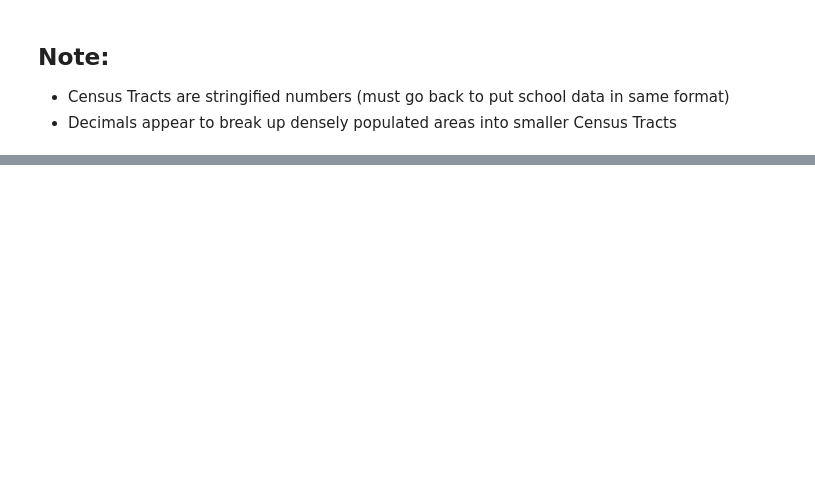
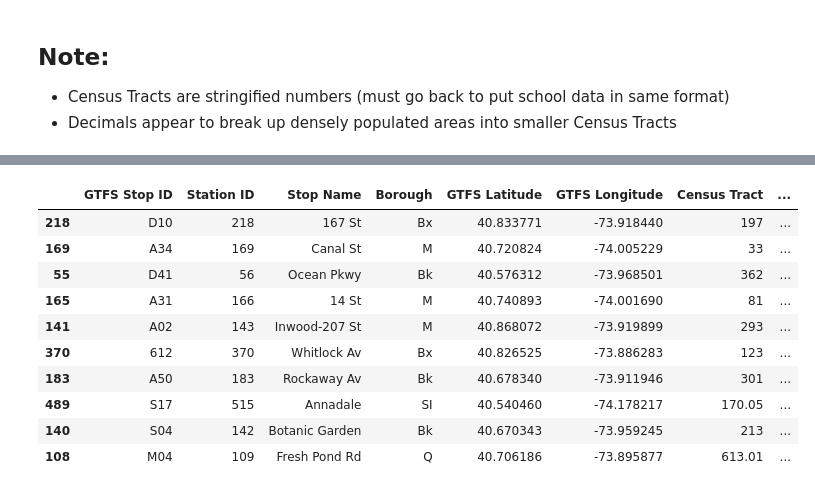
Before and after one commit to tali0n-git/NYC_Public_Schools_Analysis, a Jupyter notebook: MTA_Data_Analysis_Notebooks/MTA_Subway_Stations_EDA.ipynb, the cells around one changed output, grey strips where cells are left out. Saved outputs shown, nothing was run; the diff lists cells and outputs as text; code cells hidden in the pictures; blank space fills up the shorter version.

Commit message:
Wrote select MTA subway station columns into a .csv; included a column of Census Tracts without decimals, for future ease of mapping to school location data.

```diff
--- a/MTA_Data_Analysis_Notebooks/MTA_Subway_Stations_EDA.ipynb
+++ b/MTA_Data_Analysis_Notebooks/MTA_Subway_Stations_EDA.ipynb
@@ -93,4 +93,6 @@ Census Tract: 231
 # %%
 # takes about 7-8 minutes to run
 mta_data['Census Tract'] = mta_data.apply(lambda row: get_census_tract(row['GTFS Latitude'], row['GTFS Longitude']), axis=1)
+# %%
+mta_data['Census Tract Whole'] = mta_data['Census Tract'].str.split('.').str[0]
 # %%
@@ -146,3 +148,19 @@ mta_data.head()
 | 2 | R04 | 3 | 3 | BMT | Astoria | 30 Av | Q | False | N W | ... |
 | 3 | R05 | 4 | 4 | BMT | Astoria | Broadway | Q | False | N W | ... |
 | 4 | R06 | 5 | 5 | BMT | Astoria | 36 Av | Q | False | N W | ... |
+# %%
+mta_data_dropped = mta_data[['GTFS Stop ID', 'Station ID', 'Stop Name', 'Borough', 'GTFS Latitude', 'GTFS Longitude', 'Census Tract', 'Census Tract Whole']]
+# %%
+mta_data_dropped.sample(10)
+# %% [output]
+|  | GTFS Stop ID | Station ID | Stop Name | Borough | GTFS Latitude | GTFS Longitude | Census Tract | ... |
+| 218 | D10 | 218 | 167 St | Bx | 40.833771 | -73.918440 | 197 | ... |
+| 169 | A34 | 169 | Canal St | M | 40.720824 | -74.005229 | 33 | ... |
+| 55 | D41 | 56 | Ocean Pkwy | Bk | 40.576312 | -73.968501 | 362 | ... |
+| 165 | A31 | 166 | 14 St | M | 40.740893 | -74.001690 | 81 | ... |
+| 141 | A02 | 143 | Inwood-207 St | M | 40.868072 | -73.919899 | 293 | ... |
+| 370 | 612 | 370 | Whitlock Av | Bx | 40.826525 | -73.886283 | 123 | ... |
+| 183 | A50 | 183 | Rockaway Av | Bk | 40.678340 | -73.911946 | 301 | ... |
+| 489 | S17 | 515 | Annadale | SI | 40.540460 | -74.178217 | 170.05 | ... |
+| 140 | S04 | 142 | Botanic Garden | Bk | 40.670343 | -73.959245 | 213 | ... |
+| 108 | M04 | 109 | Fresh Pond Rd | Q | 40.706186 | -73.895877 | 613.01 | ... |
```
Also changed, not shown: parts of 4 cells of this notebook.
